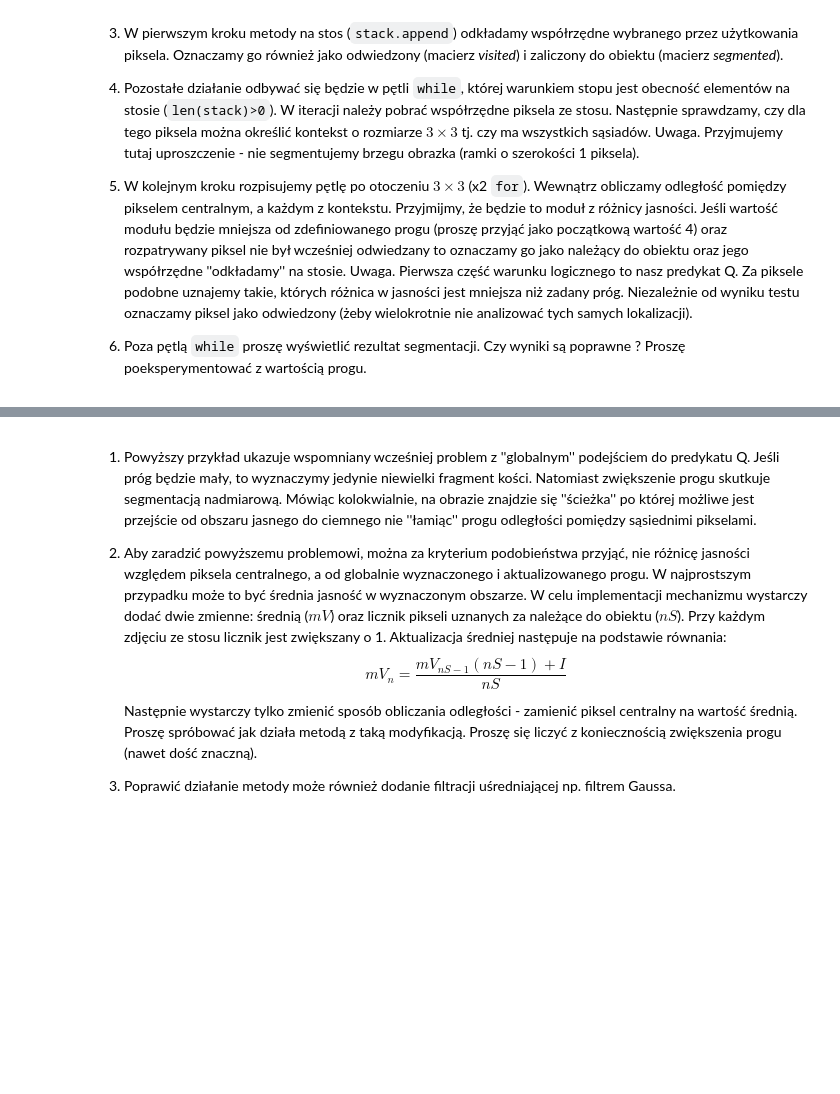
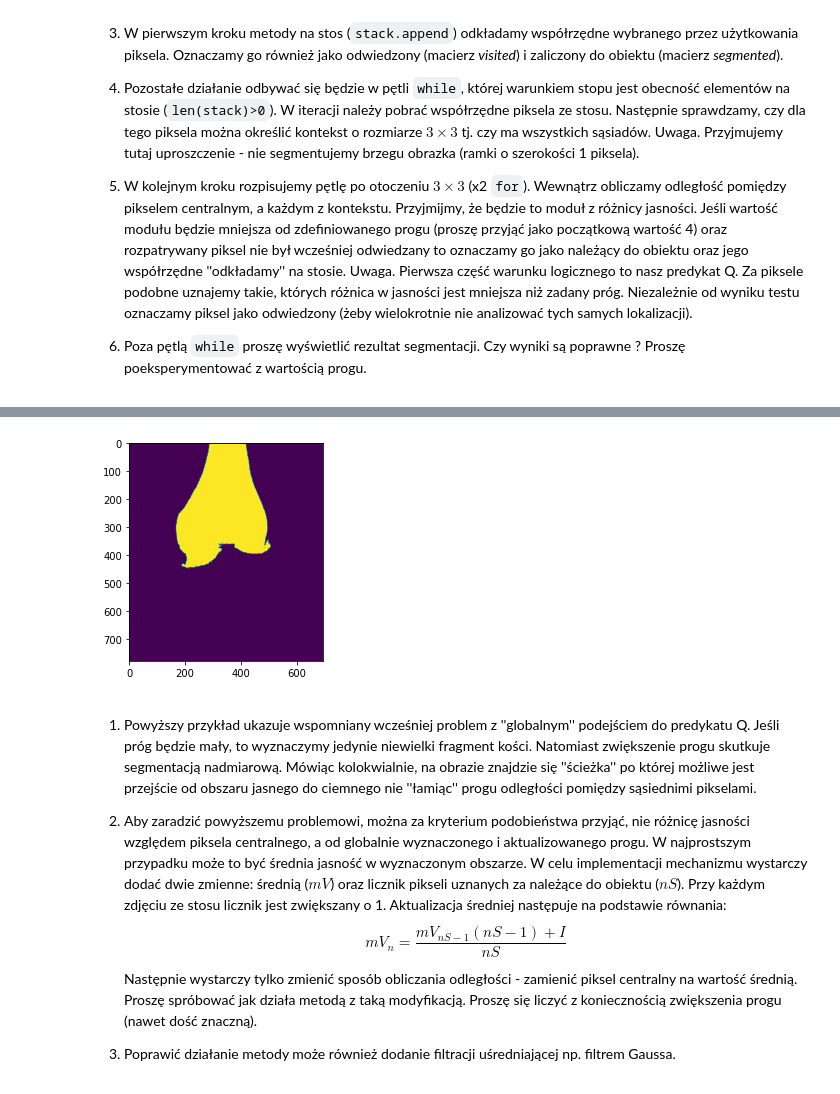
Before and after one commit to RysiekPrecikowski/WDCPO, a Jupyter notebook: sem6/lab3/10_segmentation.ipynb, the cells around one changed output, grey strips where cells are left out. Saved outputs shown, nothing was run; the diff lists cells and outputs as text; code cells hidden in the pictures; blank space fills up the shorter version.

```diff
--- a/sem6/lab3/10_segmentation.ipynb
+++ b/sem6/lab3/10_segmentation.ipynb
@@ -130,3 +166,39 @@ Y = 259
+# %%
+stack = [starting]
+visited = np.zeros_like(img, dtype=bool)
+segmented = np.zeros_like(img, dtype=bool)
+
+visited[starting] = True
+segmented[starting] = True
+
+tr = 75
+
+mV = img[X, Y]
+nS = 1
+
+while stack:
+    x, y = stack.pop()
+
+    if x <= 1 or x >= img.shape[0]-1 or y <= 1 or y >= img.shape[1]-1:
+        continue
+
+    for i in range(x-1, x+2):
+        for j in range(y-1, y+2):
+            distance = abs(img[i, j] - mV)
+
+            if distance < tr and not visited[i, j]:
+                nS += 1
+                mv = (mV * (nS - 1) + img[i, j]) / nS
+
+                segmented[i, j] = True
+                stack.append((i, j))
+
+            visited[i, j] = True
+
+plt.imshow(segmented)
+plt.show()
+# %% [output]
+[figure, added]
 # %% [markdown]
 1. Powyższy przykład ukazuje wspomniany wcześniej problem z ''globalnym'' podejściem do predykatu Q.
   Jeśli próg będzie mały, to wyznaczymy jedynie niewielki fragment kości.
```
Also changed, not shown: parts of 5 cells of this notebook.
